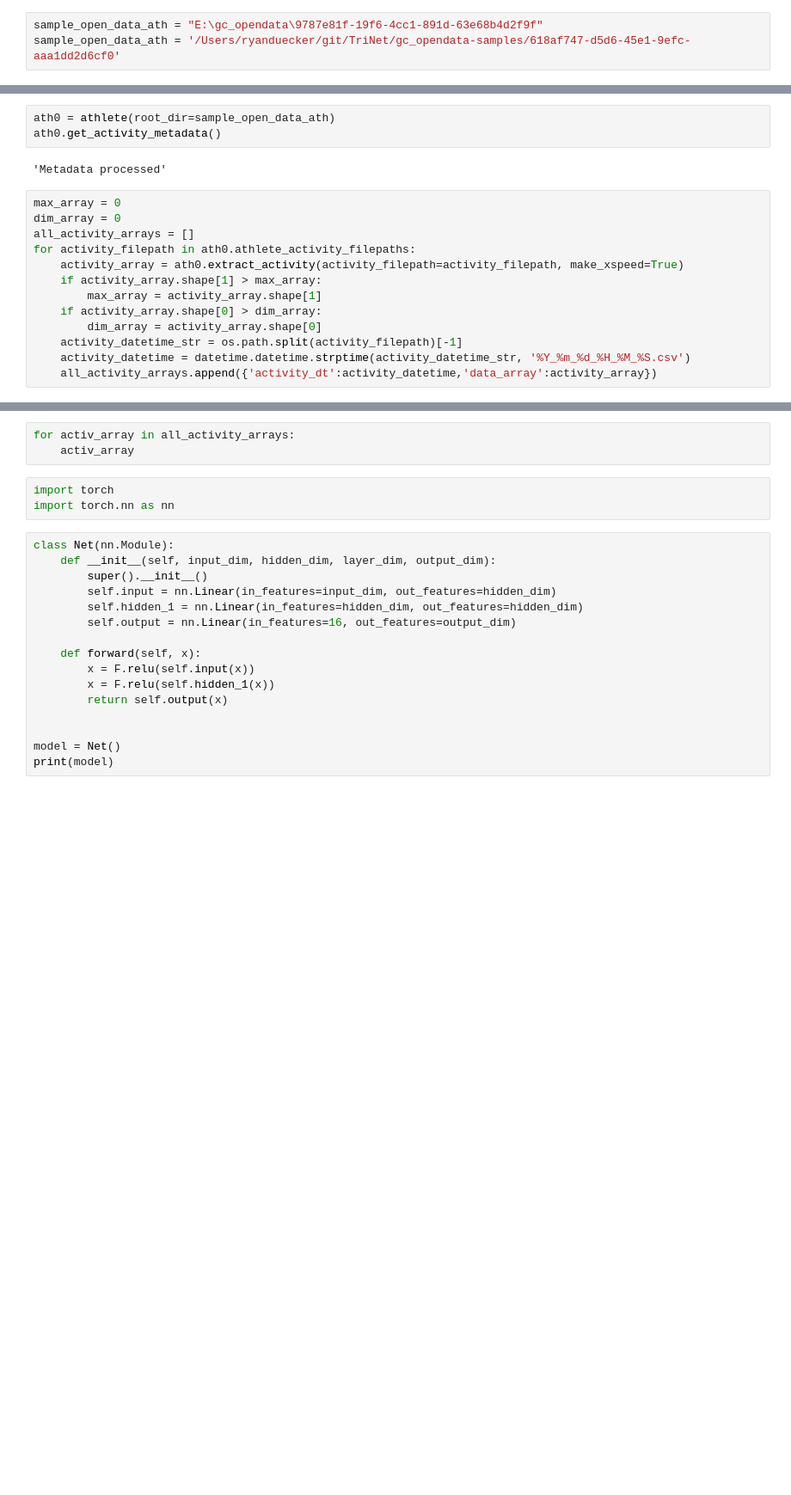
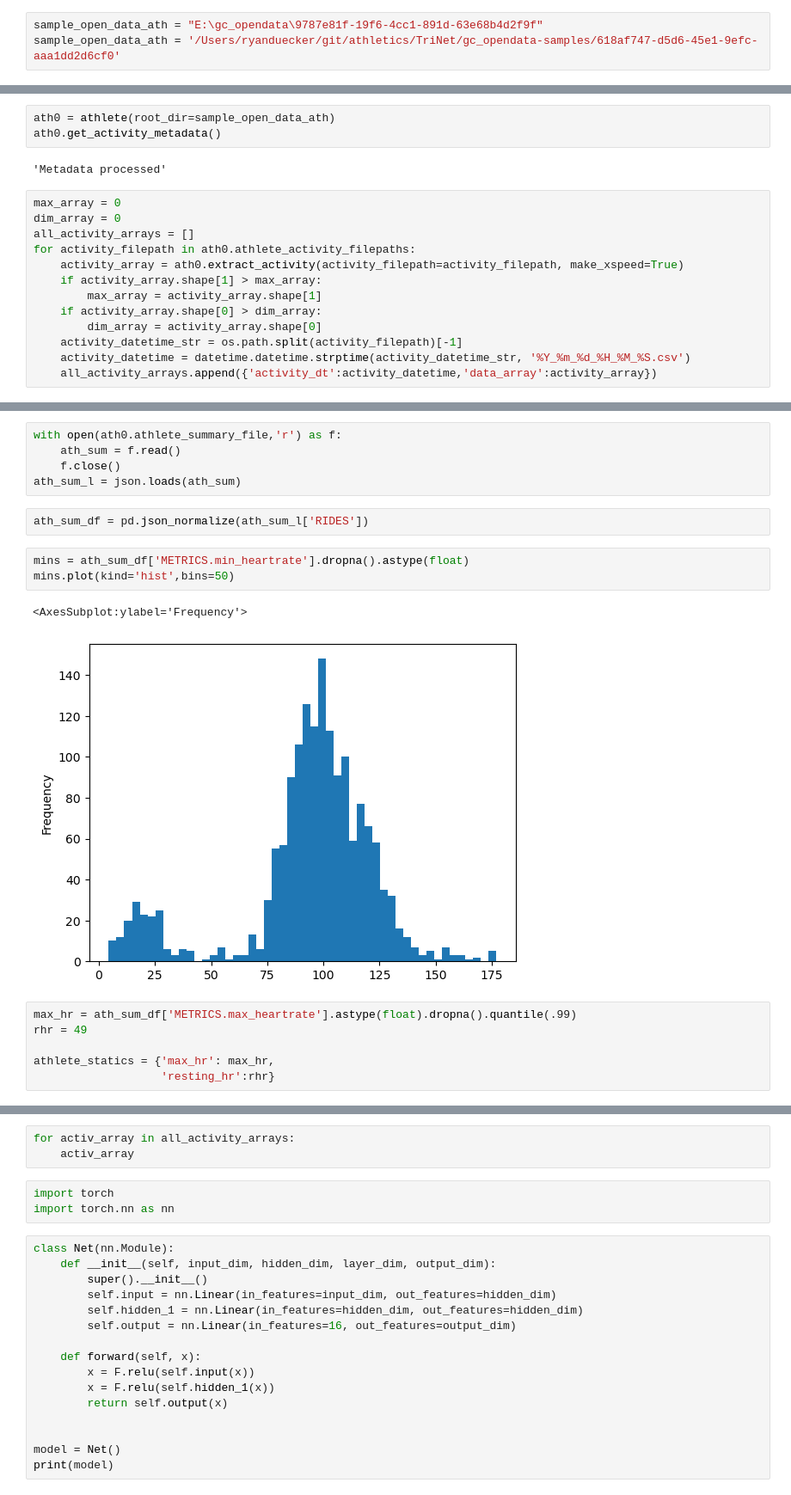
Before and after one commit to RyanAugust/TriNet, a Jupyter notebook: activity/activity_rnn.ipynb, the cells around one changed output, grey strips where cells are left out. Shown at 86% size. Drawn from its saved outputs; the diff is of its cells as text; blank space fills up the shorter version.

```diff
--- a/activity/activity_rnn.ipynb
+++ b/activity/activity_rnn.ipynb
@@ -7,3 +11,3 @@ import datetime
 # %%
 sample_open_data_ath = "E:\gc_opendata\9787e81f-19f6-4cc1-891d-63e68b4d2f9f"
-sample_open_data_ath = '/Users/ryanduecker/git/TriNet/gc_opendata-samples/618af747-d5d6-45e1-9efc-aaa1dd2d6cf0'
+sample_open_data_ath = '/Users/ryanduecker/git/athletics/TriNet/gc_opendata-samples/618af747-d5d6-45e1-9efc-aaa1dd2d6cf0'
@@ -98,0 +133,19 @@ metadata_hr_offset = (((ath0.activity_metadata[0]['activity_dt'] - all_activity_
+# %%
+with open(ath0.athlete_summary_file,'r') as f:
+    ath_sum = f.read()
+    f.close()
+ath_sum_l = json.loads(ath_sum)
+# %%
+ath_sum_df = pd.json_normalize(ath_sum_l['RIDES'])
+# %%
+mins = ath_sum_df['METRICS.min_heartrate'].dropna().astype(float)
+mins.plot(kind='hist',bins=50)
+# %% [output]
+<AxesSubplot:ylabel='Frequency'>
+[figure, added]
+# %%
+max_hr = ath_sum_df['METRICS.max_heartrate'].astype(float).dropna().quantile(.99)
+rhr = 49
+
+athlete_statics = {'max_hr': max_hr,
+                   'resting_hr':rhr}
```
Also changed, not shown: parts of 16 cells of this notebook.
